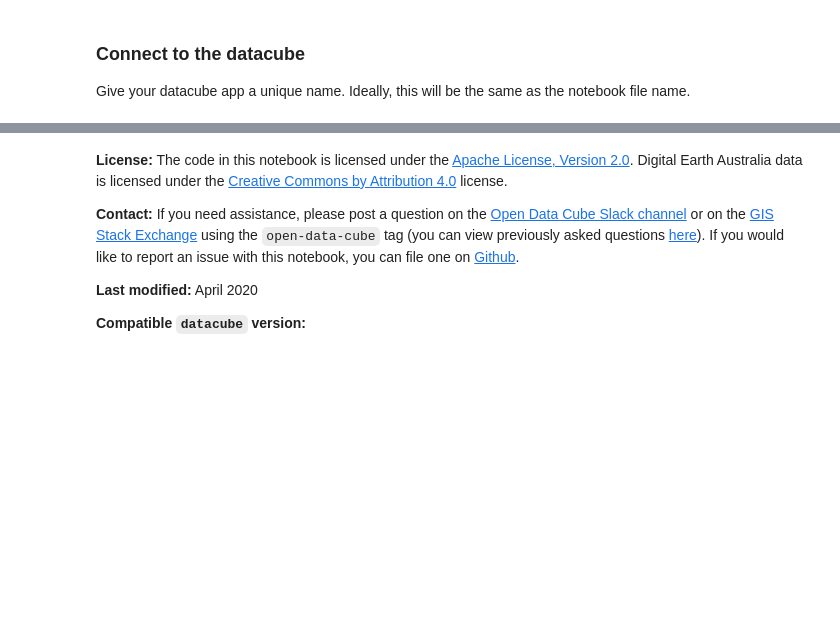
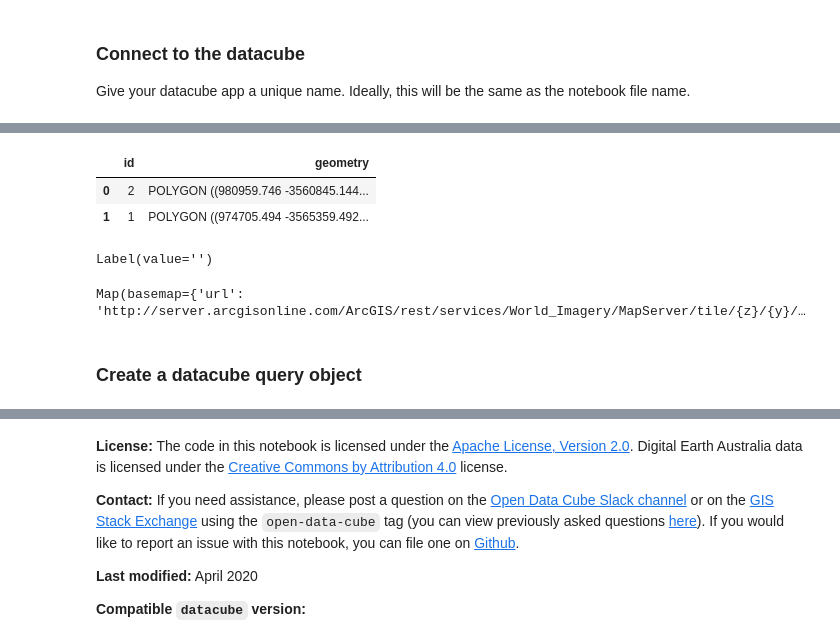
Before and after one commit to GeoscienceAustralia/dea-notebooks, a Jupyter notebook: Frequently_used_code/Analyse_multiple_polygons.ipynb, the cells around one changed output, grey strips where cells are left out. Cells and saved outputs as stored; diff of their text form; code cells hidden in the pictures; blank space fills up the shorter version.

```diff
--- a/Frequently_used_code/Analyse_multiple_polygons.ipynb
+++ b/Frequently_used_code/Analyse_multiple_polygons.ipynb
@@ -148,0 +69,14 @@ Combining and sorting data
+# %%
+gdf = gpd.read_file(shapefile)
+gdf.head()
+# %% [output]
+|  | id | geometry |
+| 0 | 2 | POLYGON ((980959.746 -3560845.144... |
+| 1 | 1 | POLYGON ((974705.494 -3565359.492... |
+# %%
+map_shapefile(gdf, attribute=attribute_col)
+# %% [output]
+Label(value='')
+Map(basemap={'url': 'http://server.arcgisonline.com/ArcGIS/rest/services/World_Imagery/MapServer/tile/{z}/{y}/…
+# %% [markdown]
+### Create a datacube query object
```
Also changed, not shown: parts of 24 cells of this notebook.
